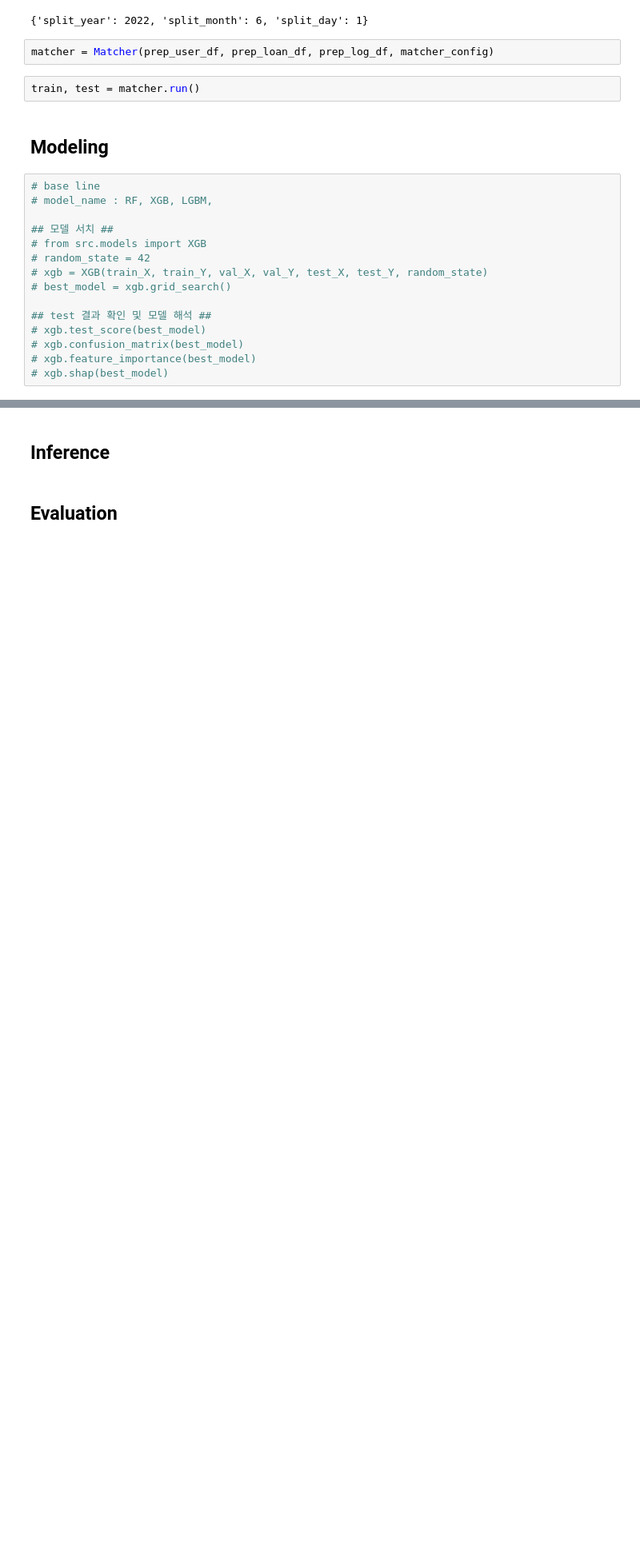
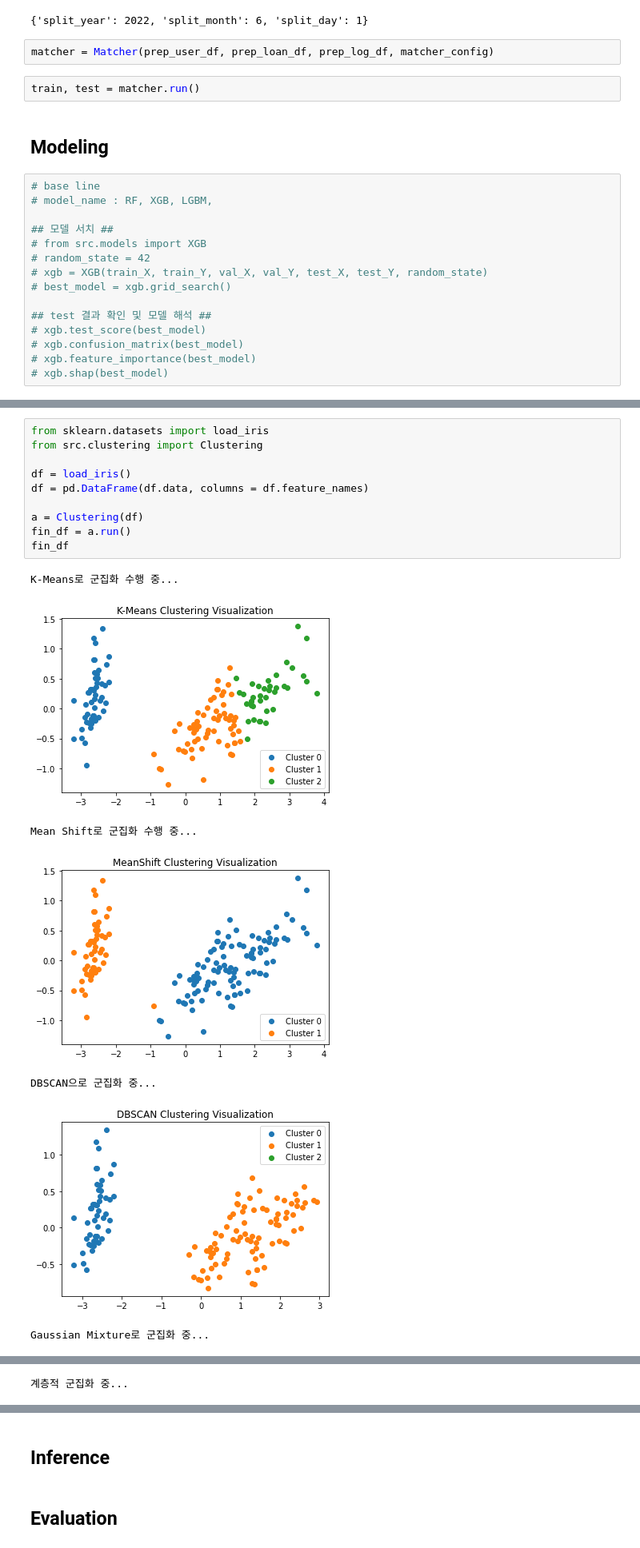
Before and after one commit to paragonyun/2022_bigcontest, a Jupyter notebook: main_test.ipynb, the cells around one changed output, grey strips where cells are left out. Shown at 80% size. Drawn from its saved outputs; the diff is of its cells as text; blank space fills up the shorter version.

Commit message:
Add Example of Clustering with Iris(tmp)

```diff
--- a/main_test.ipynb
+++ b/main_test.ipynb
@@ -112,0 +110,18 @@ train, test = matcher.run()
+# %%
+from sklearn.datasets import load_iris
+from src.clustering import Clustering
+
+df = load_iris()
+df = pd.DataFrame(df.data, columns = df.feature_names)
+
+a = Clustering(df)
+fin_df = a.run()
+fin_df
+# %% [output]
+K-Means로 군집화 수행 중...
+[figure, added]
+Mean Shift로 군집화 수행 중...
+[figure, added]
+DBSCAN으로 군집화 중...
+[figure, added]
+Gaussian Mixture로 군집화 중...
@@ -112,0 +129 @@ train, test = matcher.run()
+계층적 군집화 중...
```
Also changed, not shown: parts of 3 cells of this notebook.
